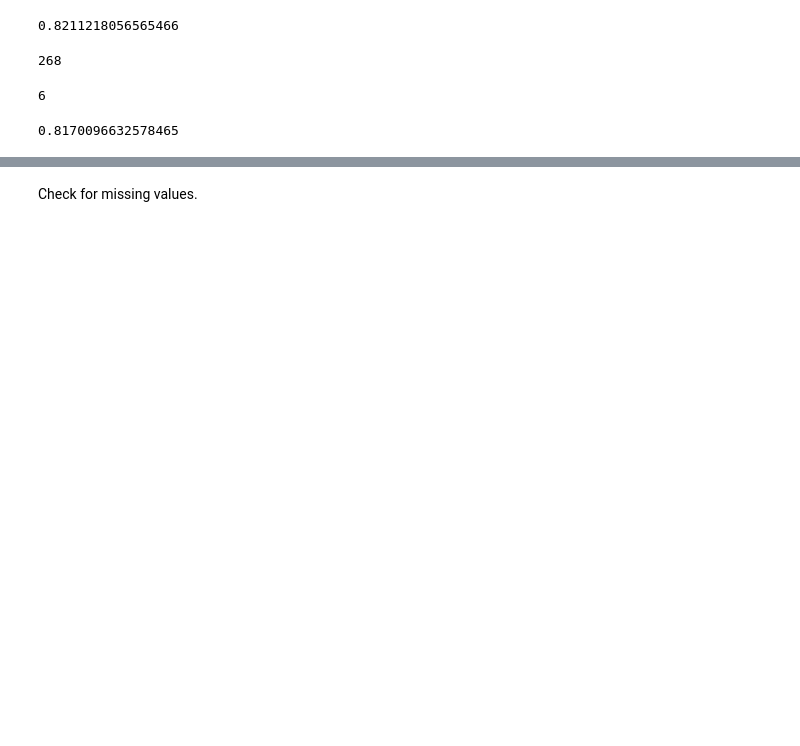
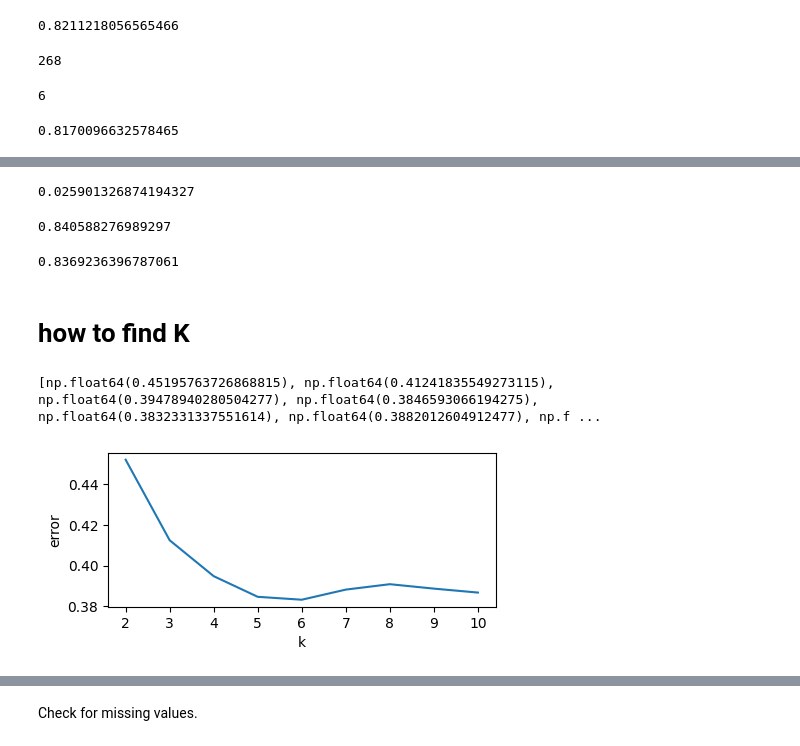
Before and after one commit to nimitha123-kd/Take-IT-Smart-Internship, a Jupyter notebook: New_Session_TIS.ipynb, the cells around one changed output, grey strips where cells are left out. Saved outputs shown, nothing was run; the diff lists cells and outputs as text; code cells hidden in the pictures; blank space fills up the shorter version.

```diff
--- a/New_Session_TIS.ipynb
+++ b/New_Session_TIS.ipynb
@@ -1374,0 +1408,5 @@ adj
+# %%
+from sklearn.neighbors import KNeighborsRegressor
+model = KNeighborsRegressor(n_neighbors=5)
+model.fit(x_train,y_train)
+y_pred = model.predict(x_test)
@@ -1374,0 +1425,35 @@ adj
+# %%
+mean_absolute_percentage_error(y_test,y_pred)
+# %% [output]
+0.025901326874194327
+# %%
+r2 =r2_score(y_test,y_pred)
+r2
+# %% [output]
+0.840588276989297
+# %%
+adj = 1 - (1-r2)*(n-1)/(n-p-1)
+adj
+# %% [output]
+0.8369236396787061
+# %% [markdown]
+# how to find K
+# %%
+error=[]
+for k in range(2,11):
+  model = KNeighborsRegressor(n_neighbors=k)
+  model.fit(x_train,y_train)
+  y_pred = model.predict(x_test)
+  rmse = np.sqrt(mean_squared_error(y_test,y_pred))
+  error.append(rmse)
+print(error)
+# %% [output]
+[np.float64(0.45195763726868815), np.float64(0.41241835549273115), np.float64(0.39478940280504277), np.float64(0.3846593066194275), np.float64(0.3832331337551614), np.float64(0.3882012604912477), np.f ...
+# %%
+plt.figure(figsize=(5,2))
+plt.plot(range(2,11),error)
+plt.xlabel('k')
+plt.ylabel('error')
+plt.show()
+# %% [output]
+[figure, added]
```
Also changed, not shown: parts of 40 cells of this notebook.
